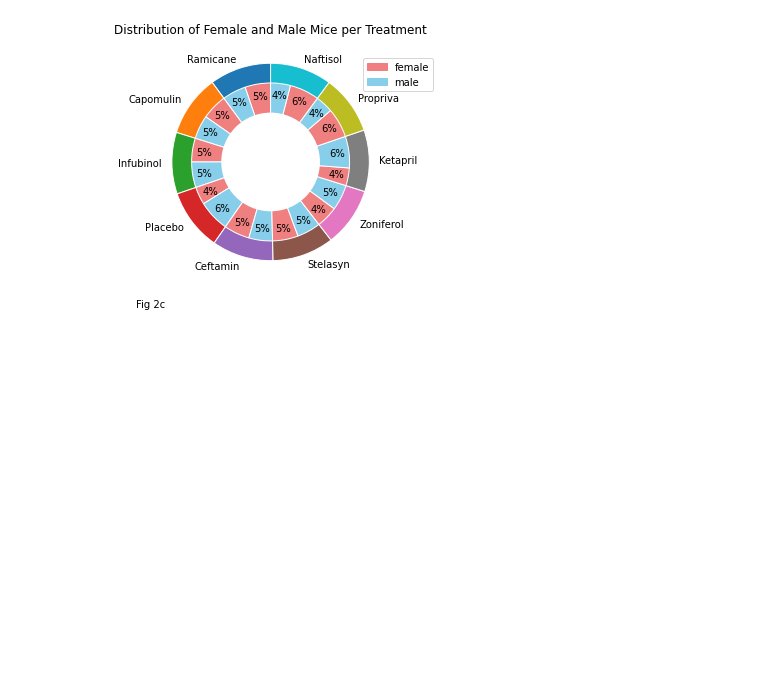
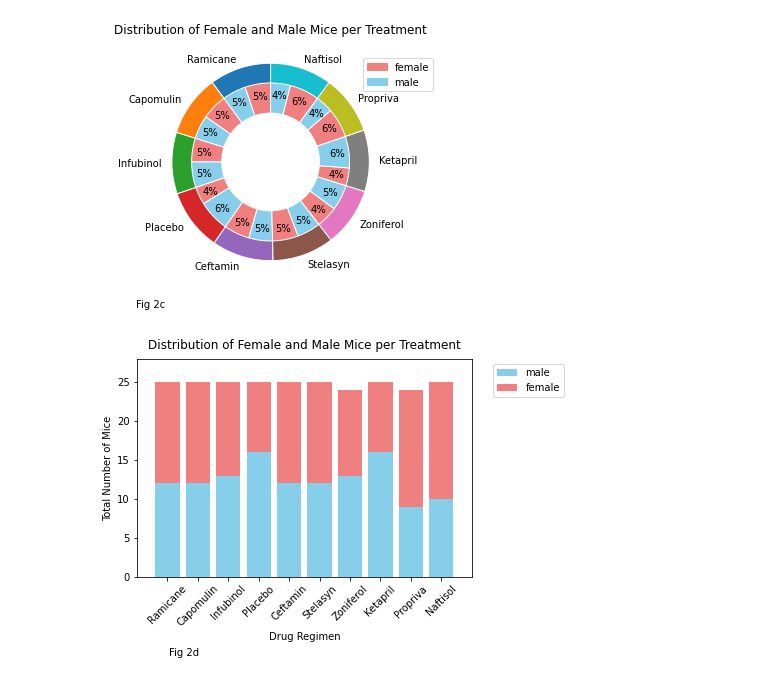
Before and after one commit to FernB/Matplotlib_Homework, a Jupyter notebook: Pymaceuticals/pymaceuticals_starter.ipynb, the cells around one changed output. Saved outputs shown, nothing was run; the diff lists cells and outputs as text; code cells hidden in the pictures; blank space fills up the shorter version.

```diff
--- a/Pymaceuticals/pymaceuticals_starter.ipynb
+++ b/Pymaceuticals/pymaceuticals_starter.ipynb
@@ -404,3 +403,21 @@ plt.figtext(0.2,0, "Fig 2c")
 plt.show()
 # %% [output]
 [figure]
+# %%
+#bar chart showing showing distribution of female versus male mice across each regimen
+n=sexperregimen.reset_index()
+male = n[n['Sex']=='Male']['Mouse ID']
+female = n[n['Sex']=='Female']['Mouse ID']
+plt.bar(treatments, male, label = 'male', color = "skyblue")
+plt.bar(treatments, female,bottom=male, label = 'female', color = "lightcoral")
+plt.xticks(rotation=45)
+plt.legend(bbox_to_anchor = (1.05, 1.0))
+plt.title('Distribution of Female and Male Mice per Treatment', pad = 10)
+plt.ylabel('Total Number of Mice')
+plt.xlabel('Drug Regimen')
+plt.ylim(0, 28)
+plt.xlim(-1, 10)
+plt.figtext(0.2,-0.15, "Fig 2d")
+plt.show()
+# %% [output]
+[figure, added]
```
Also changed, not shown: parts of 2 cells of this notebook, 1 other file.
